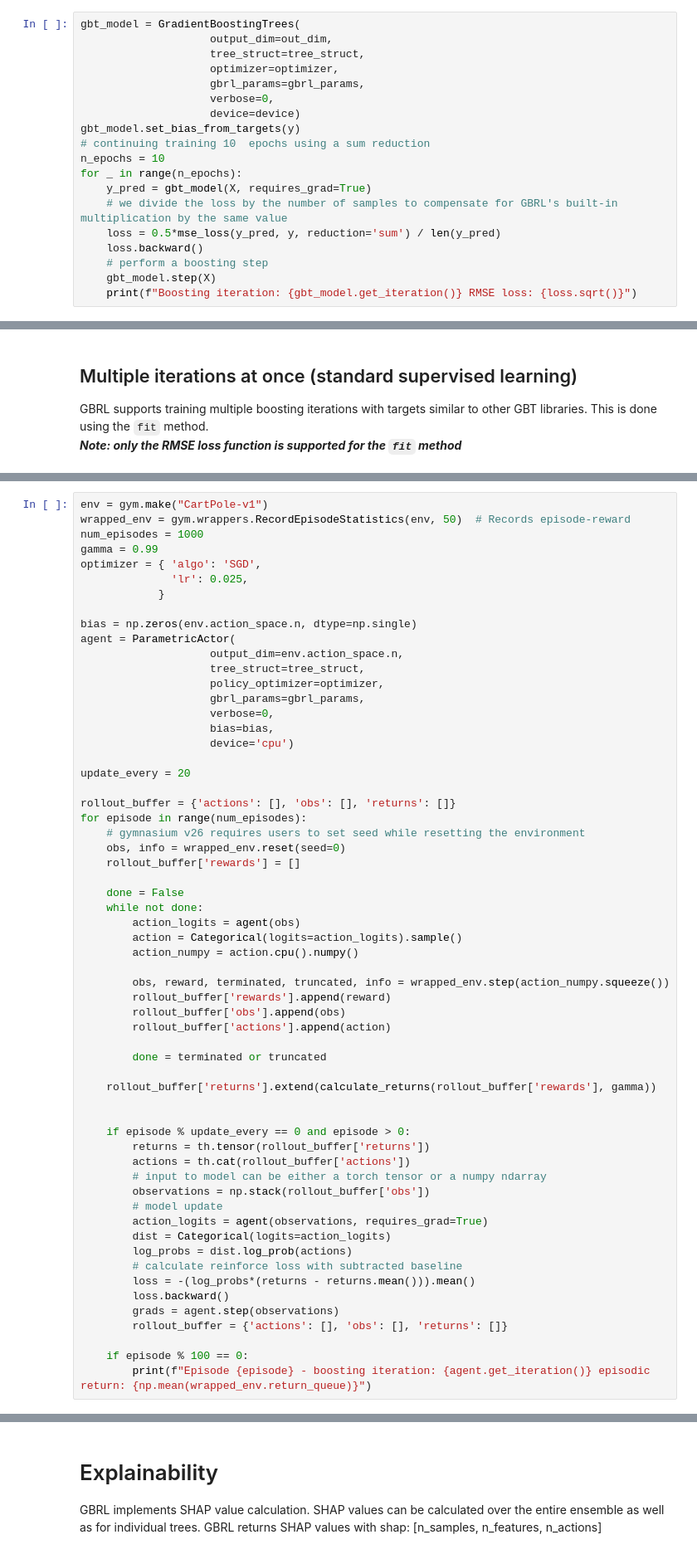
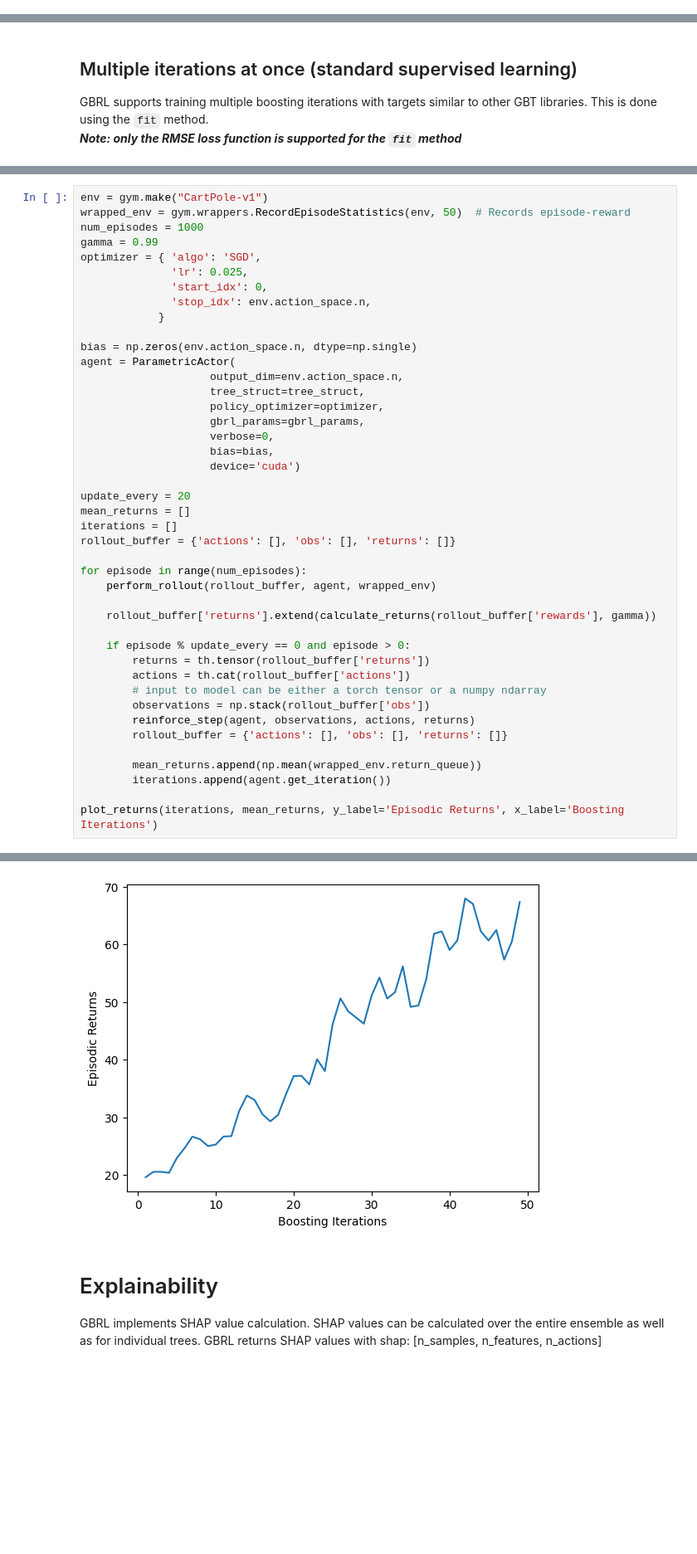
Before and after one commit to NVlabs/gbrl, a Jupyter notebook: tutorial.ipynb, the cells around one changed output, grey strips where cells are left out. Shown at 83% size. Cells and saved outputs as stored; diff of their text form; blank space fills up the shorter version.

```diff
--- a/tutorial.ipynb
+++ b/tutorial.ipynb
@@ -102,19 +113,0 @@ For example:
-# %%
-gbt_model = GradientBoostingTrees(
-                    output_dim=out_dim,
-                    tree_struct=tree_struct,
-                    optimizer=optimizer,
-                    gbrl_params=gbrl_params,
-                    verbose=0,
-                    device=device)
-gbt_model.set_bias_from_targets(y)
-# continuing training 10  epochs using a sum reduction
-n_epochs = 10
-for _ in range(n_epochs):
-    y_pred = gbt_model(X, requires_grad=True)
-    # we divide the loss by the number of samples to compensate for GBRL's built-in multiplication by the same value
-    loss = 0.5*mse_loss(y_pred, y, reduction='sum') / len(y_pred)
-    loss.backward()
-    # perform a boosting step
-    gbt_model.step(X)
-    print(f"Boosting iteration: {gbt_model.get_iteration()} RMSE loss: {loss.sqrt()}")
@@ -291,6 +237,8 @@ num_episodes = 1000
 gamma = 0.99
 optimizer = { 'algo': 'SGD',
               'lr': 0.025,
+              'start_idx': 0,
+              'stop_idx': env.action_space.n,
             }
 
 bias = np.zeros(env.action_space.n, dtype=np.single)
@@ -301,47 +249,28 @@ agent = ParametricActor(
                     gbrl_params=gbrl_params,
                     verbose=0,
                     bias=bias,
-                    device='cpu')
+                    device='cuda')
 
 update_every = 20
+mean_returns = []
+iterations = []
+rollout_buffer = {'actions': [], 'obs': [], 'returns': []}
 
-rollout_buffer = {'actions': [], 'obs': [], 'returns': []}
 for episode in range(num_episodes):
-    # gymnasium v26 requires users to set seed while resetting the environment
-    obs, info = wrapped_env.reset(seed=0)
-    rollout_buffer['rewards'] = []
-
-    done = False
-    while not done:
-        action_logits = agent(obs)
-        action = Categorical(logits=action_logits).sample()
-        action_numpy = action.cpu().numpy()
-
-        obs, reward, terminated, truncated, info = wrapped_env.step(action_numpy.squeeze())
-        rollout_buffer['rewards'].append(reward)
-        rollout_buffer['obs'].append(obs)
-        rollout_buffer['actions'].append(action)
-
-        done = terminated or truncated
+    perform_rollout(rollout_buffer, agent, wrapped_env)
 
     rollout_buffer['returns'].extend(calculate_returns(rollout_buffer['rewards'], gamma))
-
 
     if episode % update_every == 0 and episode > 0:
         returns = th.tensor(rollout_buffer['returns'])
         actions = th.cat(rollout_buffer['actions'])
         # input to model can be either a torch tensor or a numpy ndarray
         observations = np.stack(rollout_buffer['obs'])
-        # model update
-        action_logits = agent(observations, requires_grad=True)
-        dist = Categorical(logits=action_logits)
-        log_probs = dist.log_prob(actions)
-        # calculate reinforce loss with subtracted baseline
-        loss = -(log_probs*(returns - returns.mean())).mean()
-        loss.backward()
-        grads = agent.step(observations)
+        reinforce_step(agent, observations, actions, returns)
         rollout_buffer = {'actions': [], 'obs': [], 'returns': []}
 
-    if episode % 100 == 0:
-        print(f"Episode {episode} - boosting iteration: {agent.get_iteration()} episodic return: {np.mean(wrapped_env.return_queue)}")
+        mean_returns.append(np.mean(wrapped_env.return_queue))
+        iterations.append(agent.get_iteration())
+
+plot_returns(iterations, mean_returns, y_label='Episodic Returns', x_label='Boosting Iterations')
 # %% [output]
@@ -360,3 +278,4 @@ Episode 900 - boosting iteration: 45 episodic return: 82.30000305175781
+[figure, added]
 # %% [markdown]
 # Explainability
 GBRL implements SHAP value calculation. SHAP values can be calculated over the entire ensemble as well as for individual trees.
```
Also changed, not shown: parts of 23 cells of this notebook, 26 other files.
